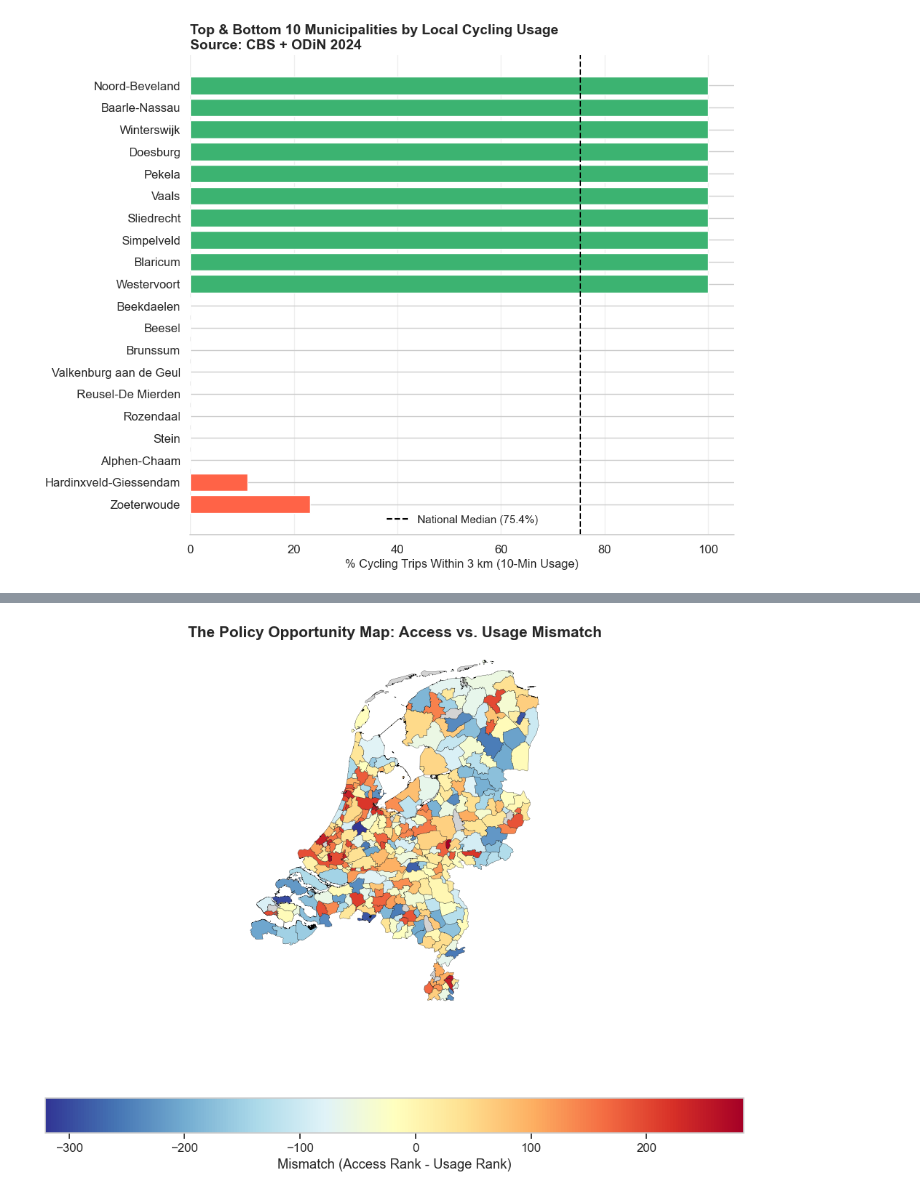
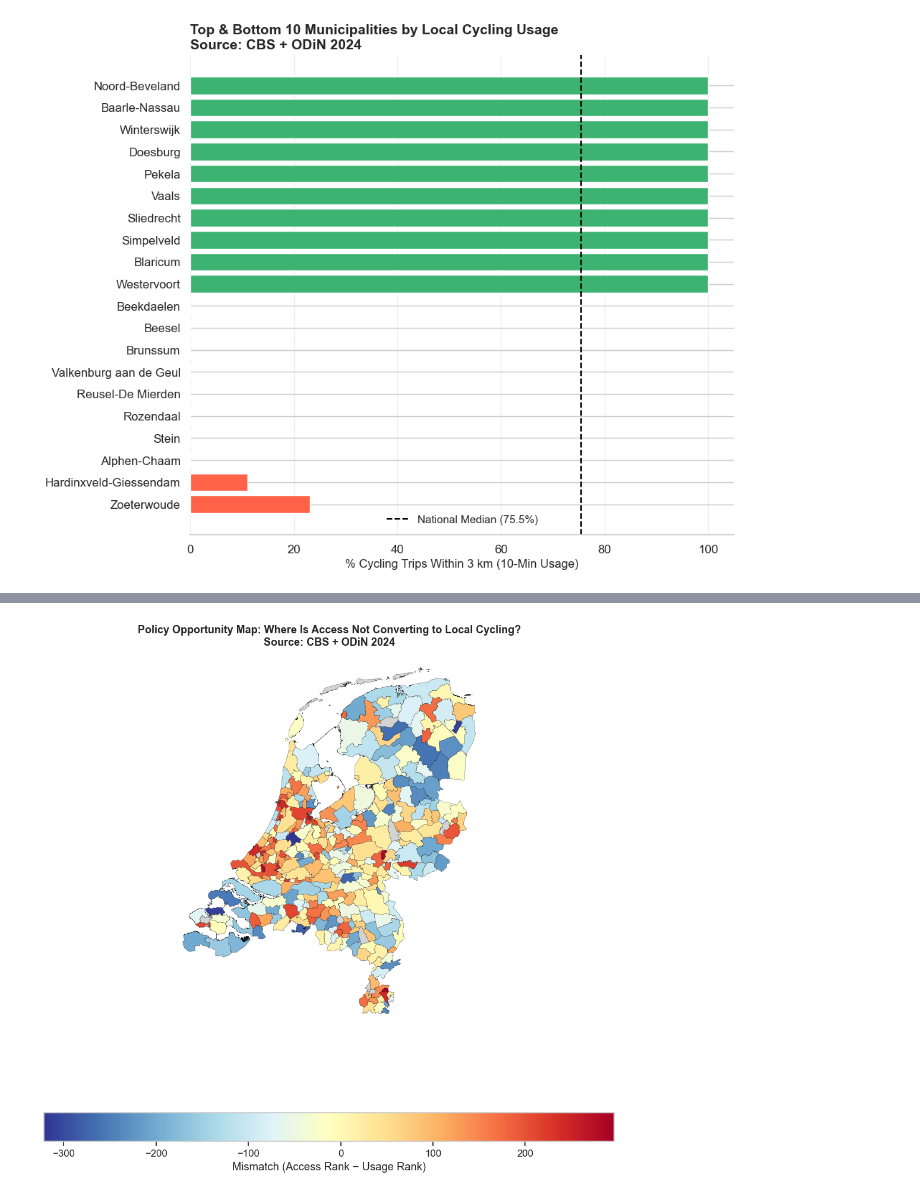
Before and after one commit to carmenkohler/1BM130, a Jupyter notebook: Daan_dataexploration.ipynb, the cells around one changed output, grey strips where cells are left out. Cells and saved outputs as stored; diff of their text form; code cells hidden in the pictures.

```diff
--- a/Daan_dataexploration.ipynb
+++ b/Daan_dataexploration.ipynb
@@ -954,27 +951,24 @@ plt.show()
-# %%
-# Rank both variables from 1 to N (so they are on the exact same scale)
-mun_macro['access_rank'] = mun_macro['mean_access'].rank()
-mun_macro['usage_rank'] = mun_macro['mean_usage'].rank()
-
-#Calculate the mismatch
-# Positive gap = High Access but Low Usage (Underperforming)
-# Negative gap = Low Access but High Usage (Overperforming)
-mun_macro['mismatch_gap'] = mun_macro['access_rank'] - mun_macro['usage_rank']
-
-# Merge with GeoDataFrame
-gdf_mismatch = gdf_mun.merge(mun_macro, left_on='gemeentenaam', right_on='gm_naam', how='left')
-
-fig, ax = plt.subplots(1, 1, figsize=(10, 8))
-
-# Blue = Cycling Outperforms Access | Red = Access Outperforms Cycling
-gdf_mismatch.plot(column='mismatch_gap', ax=ax, cmap='RdYlBu_r',
-                  legend=True, legend_kwds={'label': "Mismatch (Access Rank - Usage Rank)", 'orientation': "horizontal"},
-                  missing_kwds={'color': 'lightgrey'}, edgecolor='black', linewidth=0.2)
-
-ax.set_title('The Policy Opportunity Map: Access vs. Usage Mismatch', fontsize=15, fontweight='bold')
-ax.axis('off')
-plt.tight_layout()
-plt.savefig('fig_mismatch_map.png', dpi=300)
-plt.show()
-# %% [output]
-[figure, removed]
+# %%
+fig, ax = plt.subplots(figsize=(10, 10))
+mun_both = mun_macro.dropna(subset=['mean_access', 'pct_within_3km']).copy()
+mun_both['access_rank'] = mun_both['mean_access'].rank()
+mun_both['usage_rank']  = mun_both['pct_within_3km'].rank()
+mun_both['mismatch_gap'] = mun_both['access_rank'] - mun_both['usage_rank']
+
+gdf_mismatch = gdf_mun.merge(mun_both, left_on='gemeentenaam', right_on='gm_naam', how='left')
+gdf_mismatch.plot(column='mismatch_gap', ax=ax, cmap='RdYlBu_r',
+                  legend=True,
+                  legend_kwds={'label': 'Mismatch (Access Rank − Usage Rank)',
+                               'orientation': 'horizontal'},
+                  missing_kwds={'color': 'lightgrey'},
+                  edgecolor='black', linewidth=0.2)
+
+ax.set_title('Policy Opportunity Map: Where Is Access Not Converting to Local Cycling?\n'
+             'Source: CBS + ODiN 2024',
+             fontsize=13, fontweight='bold')
+ax.axis('off')
+plt.tight_layout()
+plt.savefig('fig_mismatch_map.png', dpi=300, bbox_inches='tight')
+plt.show()
+# %% [output]
+[figure, added]
```
Also changed, not shown: parts of 8 cells of this notebook.
